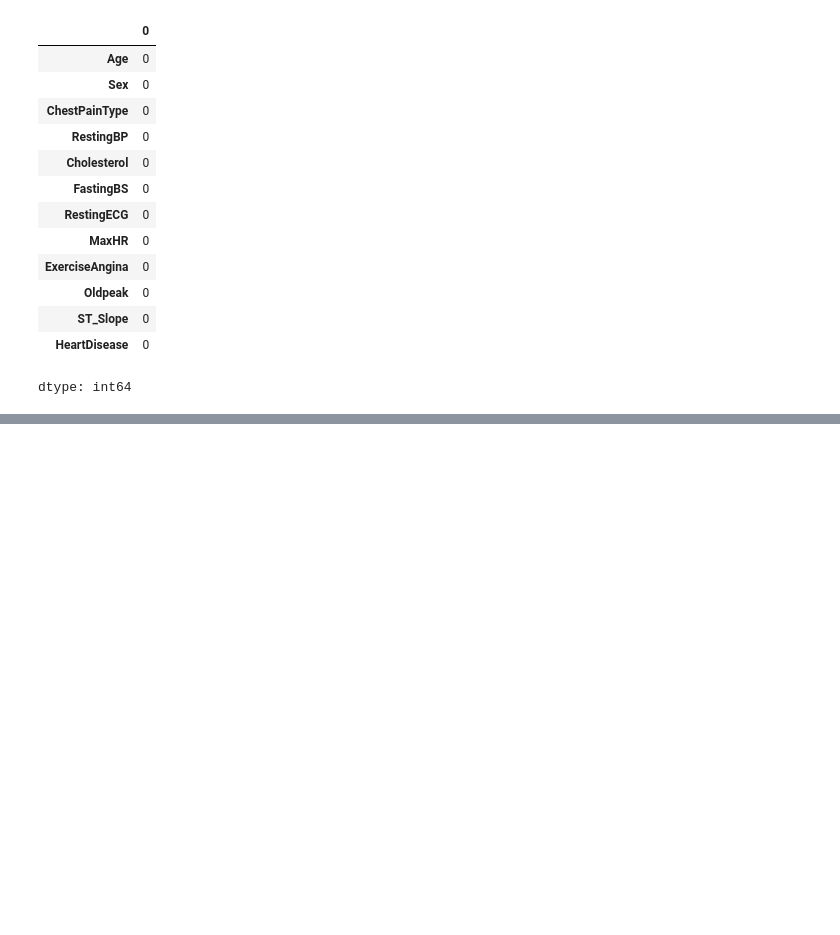
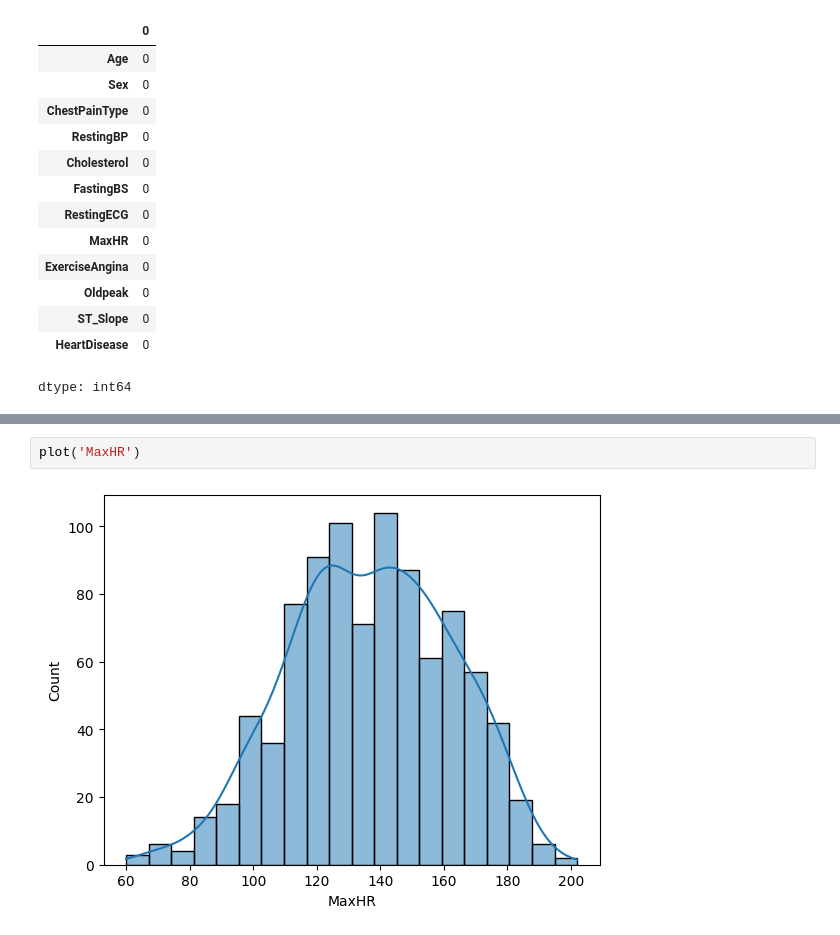
Before and after one commit to Soumyadip778/Machine_Learning_Series, a Jupyter notebook: ML_part1/heart.ipynb, the cells around one changed output, grey strips where cells are left out. Cells and saved outputs as stored; diff of their text form; blank space fills up the shorter version.

```diff
--- a/ML_part1/heart.ipynb
+++ b/ML_part1/heart.ipynb
@@ -71,0 +87,4 @@ dtype: int64
+# %%
+plot('MaxHR')
+# %% [output]
+[figure, added]
```
Also changed, not shown: parts of 6 cells of this notebook.
